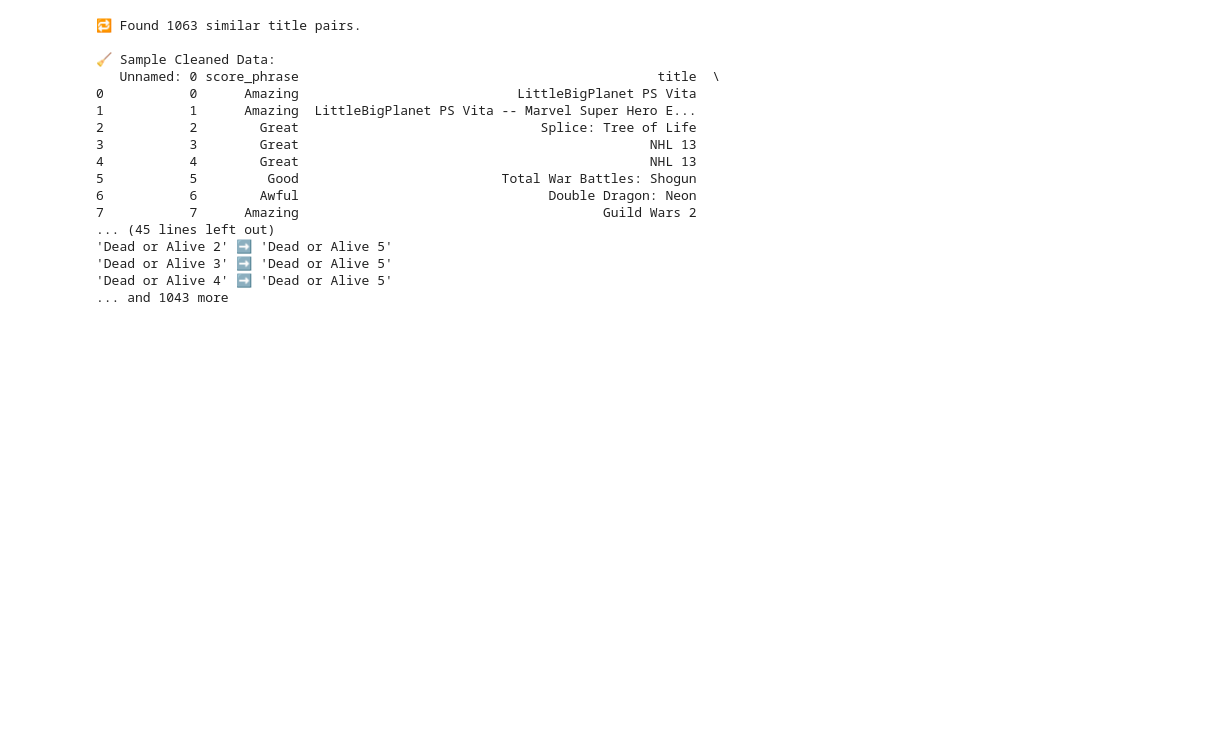
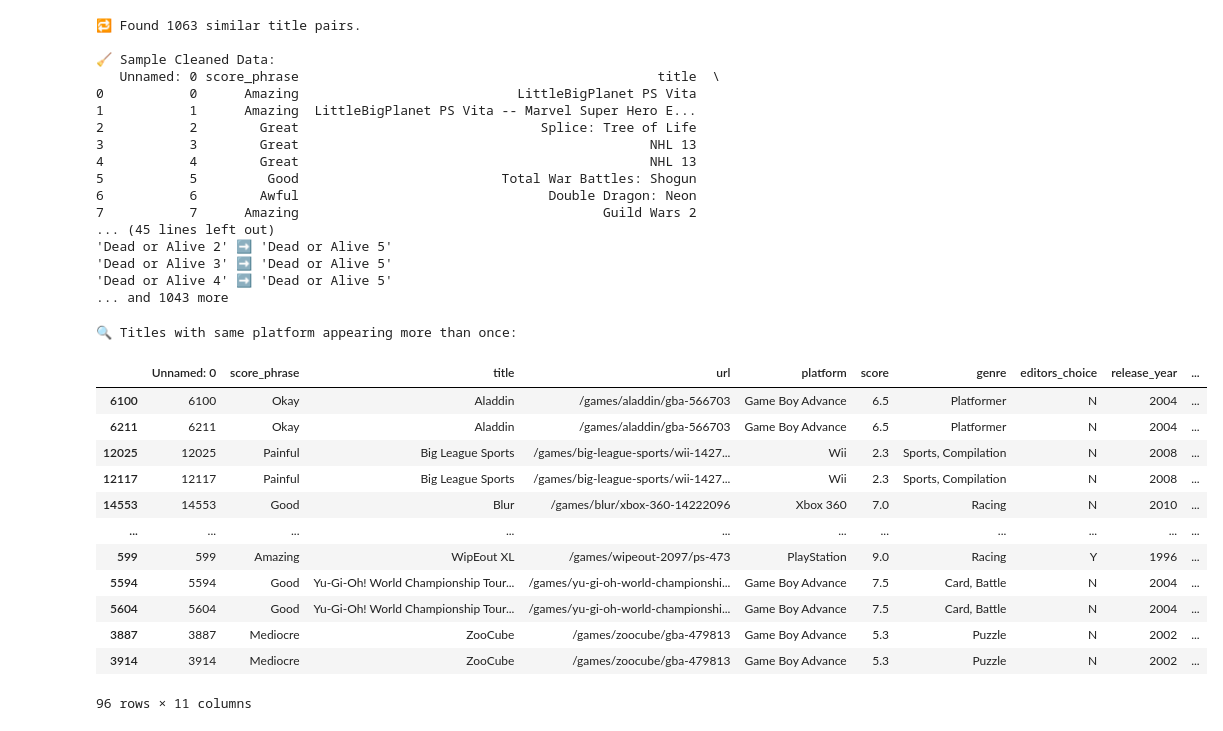
Before and after one commit to Divyank612/Preprocessing-Dedup, a Jupyter notebook: deduplication.ipynb, the cells around one changed output. Saved outputs shown, nothing was run; the diff lists cells and outputs as text; code cells hidden in the pictures; blank space fills up the shorter version.

```diff
--- a/deduplication.ipynb
+++ b/deduplication.ipynb
@@ -400,3 +450,33 @@ for i, (original, replacement) in enumerate(title_mapping.items()):
 'Dead or Alive 3' ➡️ 'Dead or Alive 5'
 'Dead or Alive 4' ➡️ 'Dead or Alive 5'
 ... and 1043 more
+# %%
+import pandas as pd
+
+# Load your dataset
+data = pd.read_csv("ign.csv")  # or use your actual DataFrame
+
+# Group by title and platform, then filter groups with more than 1 entry
+duplicate_title_platform = data.groupby(['title', 'platform']).filter(lambda x: len(x) > 1)
+
+# Sort for easier viewing (optional)
+duplicate_title_platform = duplicate_title_platform.sort_values(by=['title', 'platform'])
+
+# Display result
+print("\n🔍 Titles with same platform appearing more than once:")
+pd.DataFrame(duplicate_title_platform)
+# %% [output]
+🔍 Titles with same platform appearing more than once:
+|  | Unnamed: 0 | score_phrase | title | url | platform | score | genre | editors_choice | release_year | ... |
+| 6100 | 6100 | Okay | Aladdin | /games/aladdin/gba-566703 | Game Boy Advance | 6.5 | Platformer | N | 2004 | ... |
+| 6211 | 6211 | Okay | Aladdin | /games/aladdin/gba-566703 | Game Boy Advance | 6.5 | Platformer | N | 2004 | ... |
+| 12025 | 12025 | Painful | Big League Sports | /games/big-league-sports/wii-1427... | Wii | 2.3 | Sports, Compilation | N | 2008 | ... |
+| 12117 | 12117 | Painful | Big League Sports | /games/big-league-sports/wii-1427... | Wii | 2.3 | Sports, Compilation | N | 2008 | ... |
+| 14553 | 14553 | Good | Blur | /games/blur/xbox-360-14222096 | Xbox 360 | 7.0 | Racing | N | 2010 | ... |
+| ... | ... | ... | ... | ... | ... | ... | ... | ... | ... | ... |
+| 599 | 599 | Amazing | WipEout XL | /games/wipeout-2097/ps-473 | PlayStation | 9.0 | Racing | Y | 1996 | ... |
+| 5594 | 5594 | Good | Yu-Gi-Oh! World Championship Tour... | /games/yu-gi-oh-world-championshi... | Game Boy Advance | 7.5 | Card, Battle | N | 2004 | ... |
+| 5604 | 5604 | Good | Yu-Gi-Oh! World Championship Tour... | /games/yu-gi-oh-world-championshi... | Game Boy Advance | 7.5 | Card, Battle | N | 2004 | ... |
+| 3887 | 3887 | Mediocre | ZooCube | /games/zoocube/gba-479813 | Game Boy Advance | 5.3 | Puzzle | N | 2002 | ... |
+| 3914 | 3914 | Mediocre | ZooCube | /games/zoocube/gba-479813 | Game Boy Advance | 5.3 | Puzzle | N | 2002 | ... |
+96 rows × 11 columns
```
Also changed, not shown: parts of 6 cells of this notebook, 9 other files.
